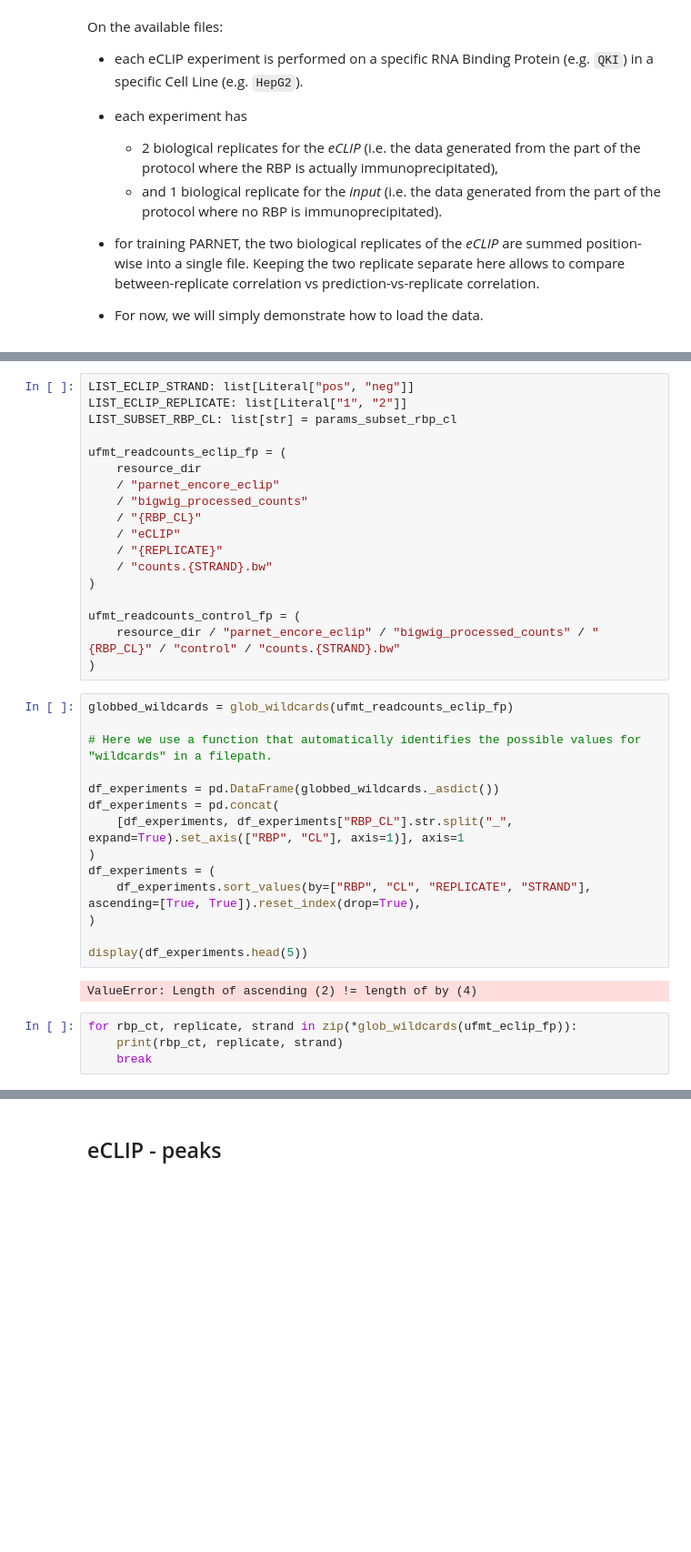
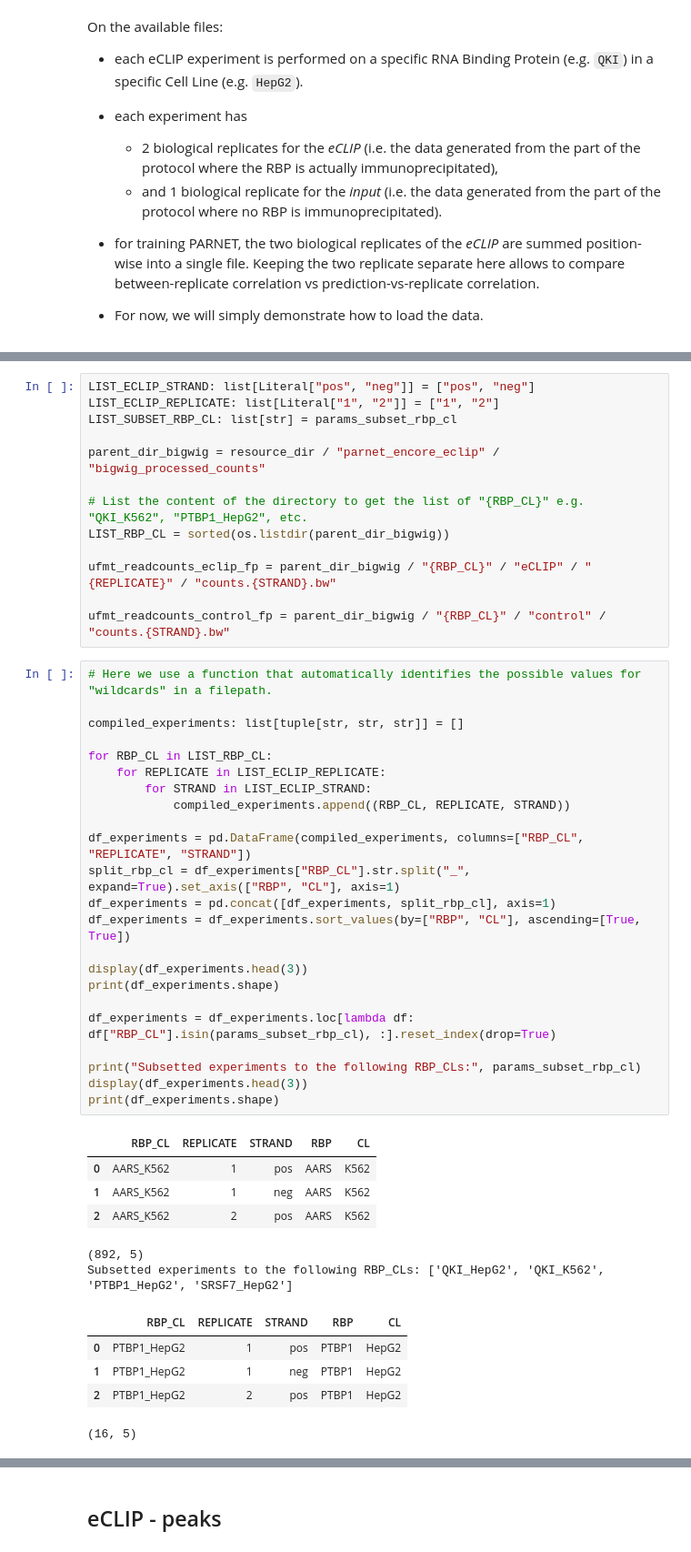
Before and after one commit to ml4rg25-parnet/parnet_demo, a Jupyter notebook: notebooks/datasets.eclip.py.ipynb, the cells around one changed output, grey strips where cells are left out. Shown: that part at 91% size. Drawn from its saved outputs; the diff is of its cells as text; blank space fills up the shorter version.

```diff
--- a/notebooks/datasets.eclip.py.ipynb
+++ b/notebooks/datasets.eclip.py.ipynb
@@ -311,39 +335,49 @@ On the available files:
 # %%
-LIST_ECLIP_STRAND: list[Literal["pos", "neg"]]
-LIST_ECLIP_REPLICATE: list[Literal["1", "2"]]
+LIST_ECLIP_STRAND: list[Literal["pos", "neg"]] = ["pos", "neg"]
+LIST_ECLIP_REPLICATE: list[Literal["1", "2"]] = ["1", "2"]
 LIST_SUBSET_RBP_CL: list[str] = params_subset_rbp_cl
 
-ufmt_readcounts_eclip_fp = (
-    resource_dir
-    / "parnet_encore_eclip"
-    / "bigwig_processed_counts"
-    / "{RBP_CL}"
-    / "eCLIP"
-    / "{REPLICATE}"
-    / "counts.{STRAND}.bw"
-)
+parent_dir_bigwig = resource_dir / "parnet_encore_eclip" / "bigwig_processed_counts"
 
-ufmt_readcounts_control_fp = (
-    resource_dir / "parnet_encore_eclip" / "bigwig_processed_counts" / "{RBP_CL}" / "control" / "counts.{STRAND}.bw"
-)
+# List the content of the directory to get the list of "{RBP_CL}" e.g. "QKI_K562", "PTBP1_HepG2", etc.
+LIST_RBP_CL = sorted(os.listdir(parent_dir_bigwig))
+
+ufmt_readcounts_eclip_fp = parent_dir_bigwig / "{RBP_CL}" / "eCLIP" / "{REPLICATE}" / "counts.{STRAND}.bw"
+
+ufmt_readcounts_control_fp = parent_dir_bigwig / "{RBP_CL}" / "control" / "counts.{STRAND}.bw"
-# %%
-globbed_wildcards = glob_wildcards(ufmt_readcounts_eclip_fp)
-
-# Here we use a function that automatically identifies the possible values for "wildcards" in a filepath.
-
-df_experiments = pd.DataFrame(globbed_wildcards._asdict())
-df_experiments = pd.concat(
-    [df_experiments, df_experiments["RBP_CL"].str.split("_", expand=True).set_axis(["RBP", "CL"], axis=1)], axis=1
-)
-df_experiments = (
-    df_experiments.sort_values(by=["RBP", "CL", "REPLICATE", "STRAND"], ascending=[True, True]).reset_index(drop=True),
-)
-
-display(df_experiments.head(5))
-# %% [output]
-ValueError: Length of ascending (2) != length of by (4)
-# %%
-for rbp_ct, replicate, strand in zip(*glob_wildcards(ufmt_eclip_fp)):
-    print(rbp_ct, replicate, strand)
-    break
+# %%
+# Here we use a function that automatically identifies the possible values for "wildcards" in a filepath.
+
+compiled_experiments: list[tuple[str, str, str]] = []
+
+for RBP_CL in LIST_RBP_CL:
+    for REPLICATE in LIST_ECLIP_REPLICATE:
+        for STRAND in LIST_ECLIP_STRAND:
+            compiled_experiments.append((RBP_CL, REPLICATE, STRAND))
+
+df_experiments = pd.DataFrame(compiled_experiments, columns=["RBP_CL", "REPLICATE", "STRAND"])
+split_rbp_cl = df_experiments["RBP_CL"].str.split("_", expand=True).set_axis(["RBP", "CL"], axis=1)
+df_experiments = pd.concat([df_experiments, split_rbp_cl], axis=1)
+df_experiments = df_experiments.sort_values(by=["RBP", "CL"], ascending=[True, True])
+
+display(df_experiments.head(3))
+print(df_experiments.shape)
+
+df_experiments = df_experiments.loc[lambda df: df["RBP_CL"].isin(params_subset_rbp_cl), :].reset_index(drop=True)
+
+print("Subsetted experiments to the following RBP_CLs:", params_subset_rbp_cl)
+display(df_experiments.head(3))
+print(df_experiments.shape)
+# %% [output]
+|  | RBP_CL | REPLICATE | STRAND | RBP | CL |
+| 0 | AARS_K562 | 1 | pos | AARS | K562 |
+| 1 | AARS_K562 | 1 | neg | AARS | K562 |
+| 2 | AARS_K562 | 2 | pos | AARS | K562 |
+(892, 5)
+Subsetted experiments to the following RBP_CLs: ['QKI_HepG2', 'QKI_K562', 'PTBP1_HepG2', 'SRSF7_HepG2']
+|  | RBP_CL | REPLICATE | STRAND | RBP | CL |
+| 0 | PTBP1_HepG2 | 1 | pos | PTBP1 | HepG2 |
+| 1 | PTBP1_HepG2 | 1 | neg | PTBP1 | HepG2 |
+| 2 | PTBP1_HepG2 | 2 | pos | PTBP1 | HepG2 |
+(16, 5)
 # %%
```
Also changed, not shown: parts of 30 cells of this notebook.
